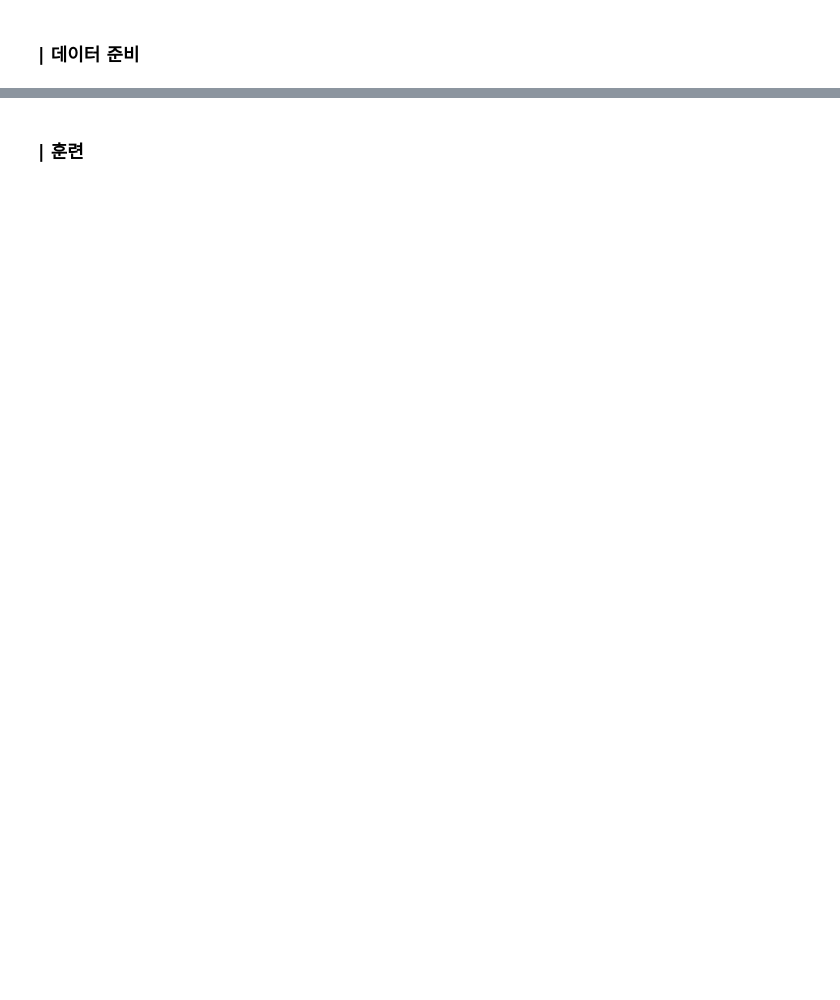
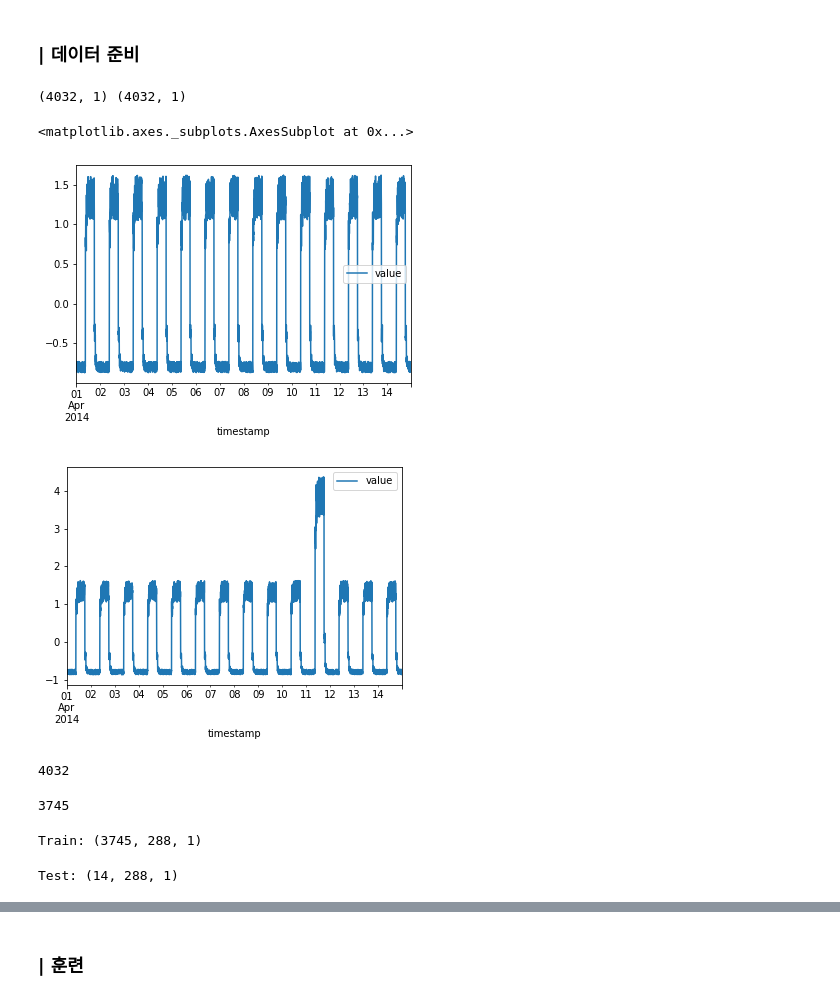
Before and after one commit to LeeHuiJong/Deep_learning, a Jupyter notebook: ch04_06_Autoencoder_ipynb의_사본.ipynb, the cells around one changed output, grey strips where cells are left out. Saved outputs shown, nothing was run; the diff lists cells and outputs as text; code cells hidden in the pictures; blank space fills up the shorter version.

```diff
--- a/ch04_06_Autoencoder_ipynb의_사본.ipynb
+++ b/ch04_06_Autoencoder_ipynb의_사본.ipynb
@@ -246,2 +301,63 @@ display_res(x_test_noisy, x_recon)
 # %% [markdown]
 ### **| 데이터 준비**
+# %%
+# 데이터: 시계열 데이터
+# 데이터 하나의 shape : (288, 1)
+
+data_url = "https://raw.githubusercontent.com/numenta/NAB/master/data/"
+train_path ="artificialNoAnomaly/art_daily_small_noise.csv"
+test_path =  "artificialWithAnomaly/art_daily_jumpsup.csv"
+# %%
+df_train = pd.read_csv(data_url + train_path, parse_dates = True, index_col = 'timestamp')
+df_test = pd.read_csv(data_url + test_path, parse_dates = True, index_col = 'timestamp')
+print(df_train.shape, df_test.shape)
+# %% [output]
+(4032, 1) (4032, 1)
+# %%
+# 정규화 : 평균 0 , 표준편차 1
+mean = df_train.mean()
+std = df_train.std()
+
+df_train_norm = (df_train - mean) / std
+df_test_norm = (df_test - mean) / std
+# %%
+df_train_norm.plot()
+df_test_norm.plot()
+# %% [output]
+<matplotlib.axes._subplots.AxesSubplot at 0x...>
+[figure, added]
+[figure, added]
+# %%
+len(df_train)
+# 0~287
+# 1~288
+# 2~289
+#..
+# 3745~4032
+# %% [output]
+4032
+# %%
+4032 - 288 +1
+# %% [output]
+3745
+# %%
+def create_seq(x,
+               window_size = 288,
+               time_step = 1):
+  y = []
+  for i in range(len(x) - window_size + 1):
+    if i%time_step == 0:
+      seq = x[i : (i+window_size)]
+      y.append(seq)
+  return np.array(y)
+
+train = create_seq(df_train_norm)
+
+print(f'Train: {train.shape}')
+# %% [output]
+Train: (3745, 288, 1)
+# %%
+test = create_seq(df_test_norm, time_step = 288)
+print(f'Test: {test.shape}')
+# %% [output]
+Test: (14, 288, 1)
```
Also changed, not shown: parts of 10 cells of this notebook.
